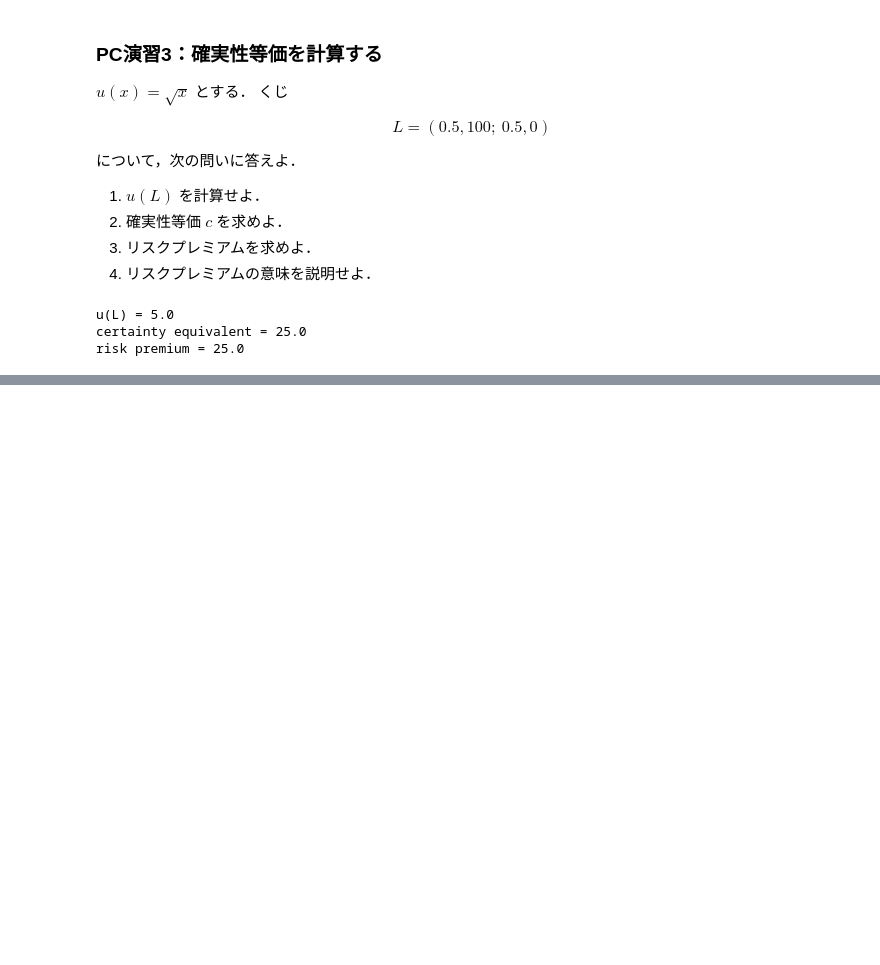
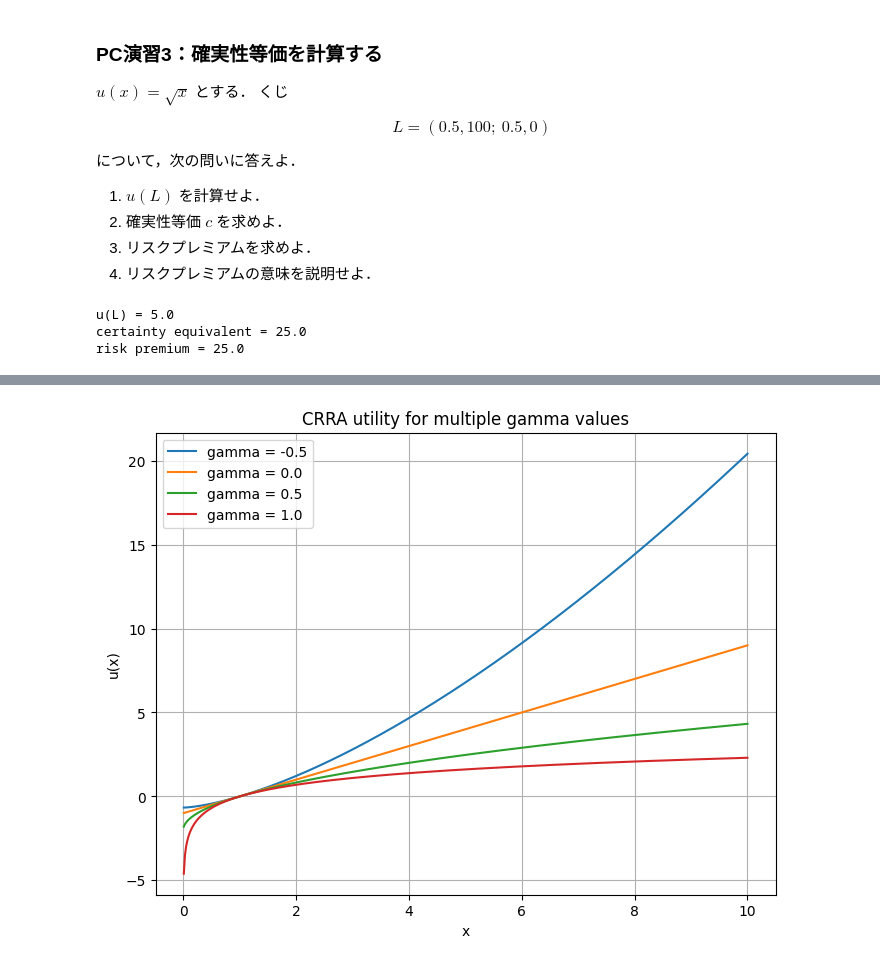
Before and after one commit to k16kgw/Class_Josai_GameTheory, a Jupyter notebook: contents/2_expected_utility.ipynb, the cells around one changed output, grey strips where cells are left out. Drawn from its saved outputs; the diff is of its cells as text; code cells hidden in the pictures; blank space fills up the shorter version.

```diff
--- a/contents/2_expected_utility.ipynb
+++ b/contents/2_expected_utility.ipynb
@@ -240,0 +241,32 @@ print("負の対数尤度 =", round(score, 4))
+# %%
+import numpy as np
+import matplotlib.pyplot as plt
+
+def crra_utility(x, gamma):
+    x = np.asarray(x, dtype=float)
+    x = np.maximum(x, 1e-12)  # log(0) 回避
+    if np.isclose(gamma, 1.0):
+        return np.log(x)
+    return (x ** (1.0 - gamma) - 1.0) / (1.0 - gamma)
+
+# x の範囲
+x = np.linspace(0.01, 10, 500)
+
+# プロットしたい gamma の値
+# gammas = [-1.0, 0.0, 0.5, 1.0, 2.0]
+gammas = [-0.5, 0.0, 0.5, 1.0]
+
+plt.figure(figsize=(8, 6))
+
+for gamma in gammas:
+    y = crra_utility(x, gamma)
+    plt.plot(x, y, label=f"gamma = {gamma}")
+
+plt.xlabel("x")
+plt.ylabel("u(x)")
+plt.title("CRRA utility for multiple gamma values")
+plt.legend()
+plt.grid(True)
+plt.show()
+# %% [output]
+[figure, added]
```
Also changed, not shown: parts of 1 cell of this notebook, 1 other file.
